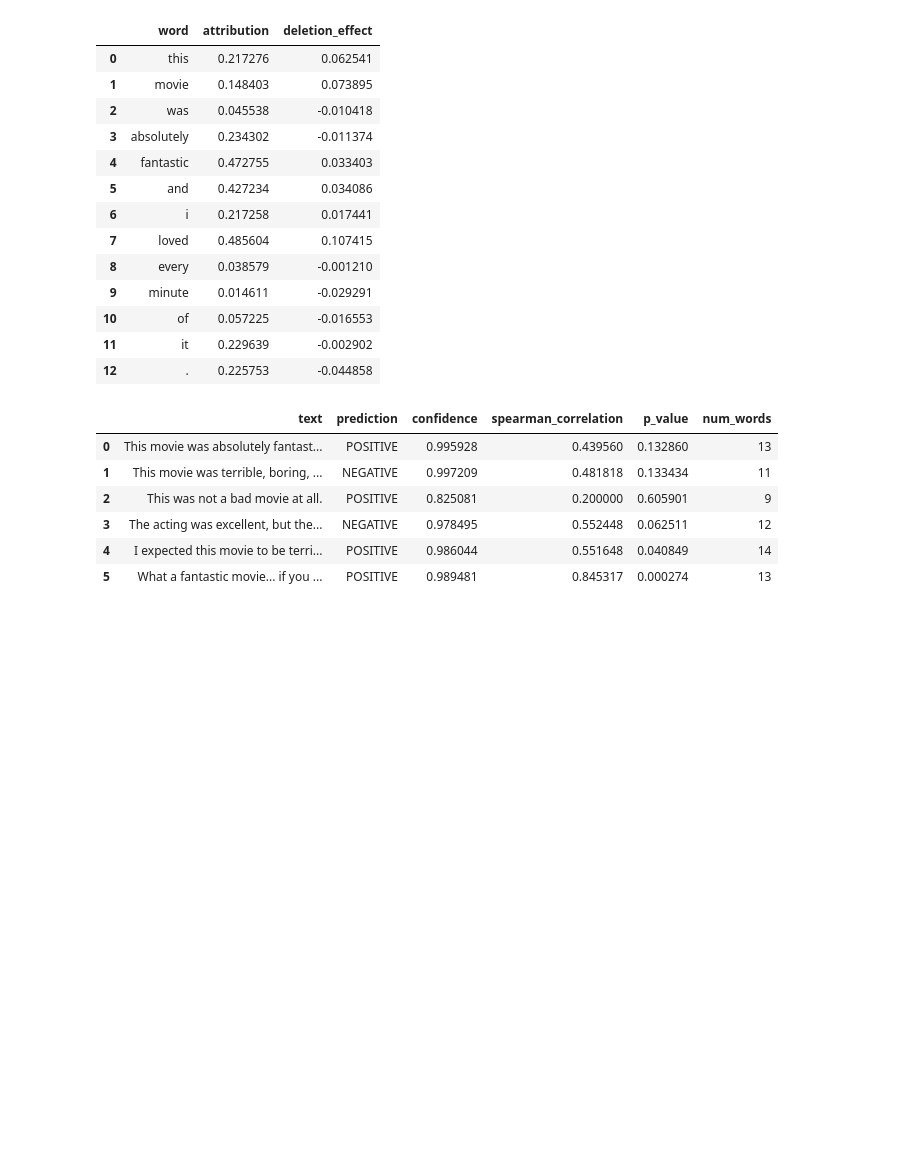
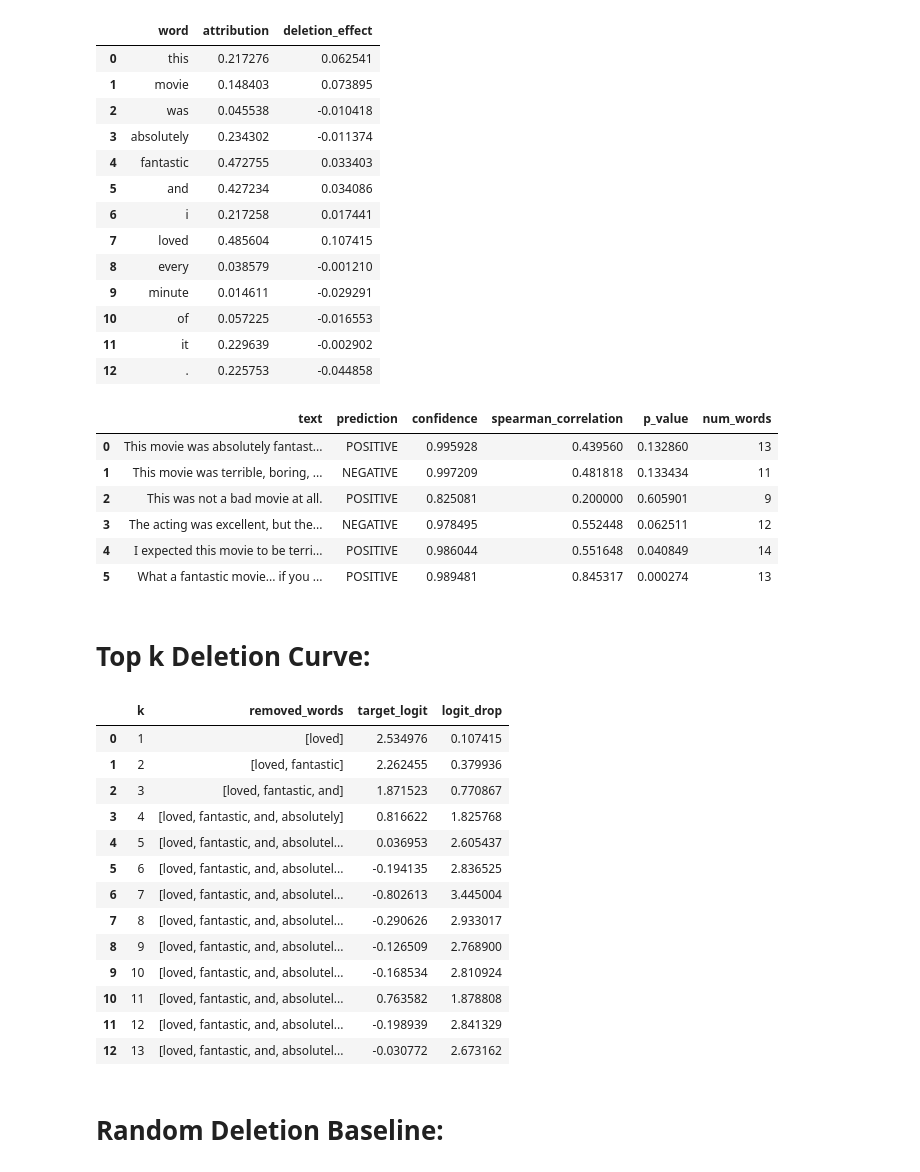
Before and after one commit to jordan-dsouza/xray-transformers, a Jupyter notebook: notebooks/robustness.ipynb, the cells around one changed output. Cells and saved outputs as stored; diff of their text form; code cells hidden in the pictures; blank space fills up the shorter version.

```diff
--- a/notebooks/robustness.ipynb
+++ b/notebooks/robustness.ipynb
@@ -399,3 +399,5 @@ logit_faithfulness_df
 | 3 | The acting was excellent, but the... | NEGATIVE | 0.978495 | 0.552448 | 0.062511 | 12 |
 | 4 | I expected this movie to be terri... | POSITIVE | 0.986044 | 0.551648 | 0.040849 | 14 |
 | 5 | What a fantastic movie... if you ... | POSITIVE | 0.989481 | 0.845317 | 0.000274 | 13 |
+# %% [markdown]
+# Top k Deletion Curve:
@@ -401,0 +446,23 @@ logit_faithfulness_df
+# %%
+text = test_texts[0]
+
+deletion_curve_df = top_k_deletion_curve(text)
+
+deletion_curve_df
+# %% [output]
+|  | k | removed_words | target_logit | logit_drop |
+| 0 | 1 | [loved] | 2.534976 | 0.107415 |
+| 1 | 2 | [loved, fantastic] | 2.262455 | 0.379936 |
+| 2 | 3 | [loved, fantastic, and] | 1.871523 | 0.770867 |
+| 3 | 4 | [loved, fantastic, and, absolutely] | 0.816622 | 1.825768 |
+| 4 | 5 | [loved, fantastic, and, absolutel... | 0.036953 | 2.605437 |
+| 5 | 6 | [loved, fantastic, and, absolutel... | -0.194135 | 2.836525 |
+| 6 | 7 | [loved, fantastic, and, absolutel... | -0.802613 | 3.445004 |
+| 7 | 8 | [loved, fantastic, and, absolutel... | -0.290626 | 2.933017 |
+| 8 | 9 | [loved, fantastic, and, absolutel... | -0.126509 | 2.768900 |
+| 9 | 10 | [loved, fantastic, and, absolutel... | -0.168534 | 2.810924 |
+| 10 | 11 | [loved, fantastic, and, absolutel... | 0.763582 | 1.878808 |
+| 11 | 12 | [loved, fantastic, and, absolutel... | -0.198939 | 2.841329 |
+| 12 | 13 | [loved, fantastic, and, absolutel... | -0.030772 | 2.673162 |
+# %% [markdown]
+# Random Deletion Baseline:
```
Also changed, not shown: parts of 7 cells of this notebook.
